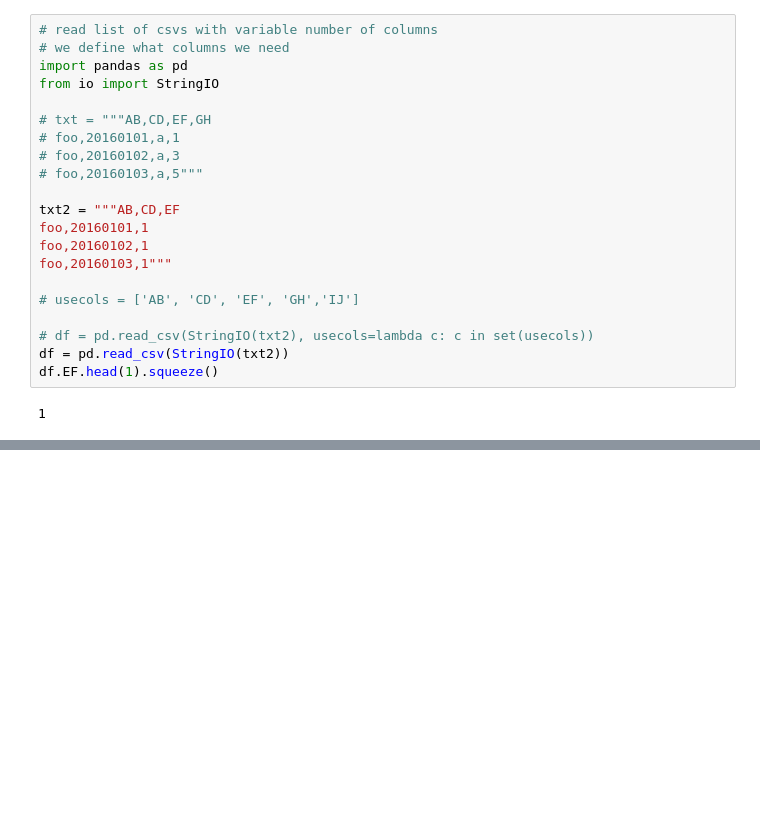
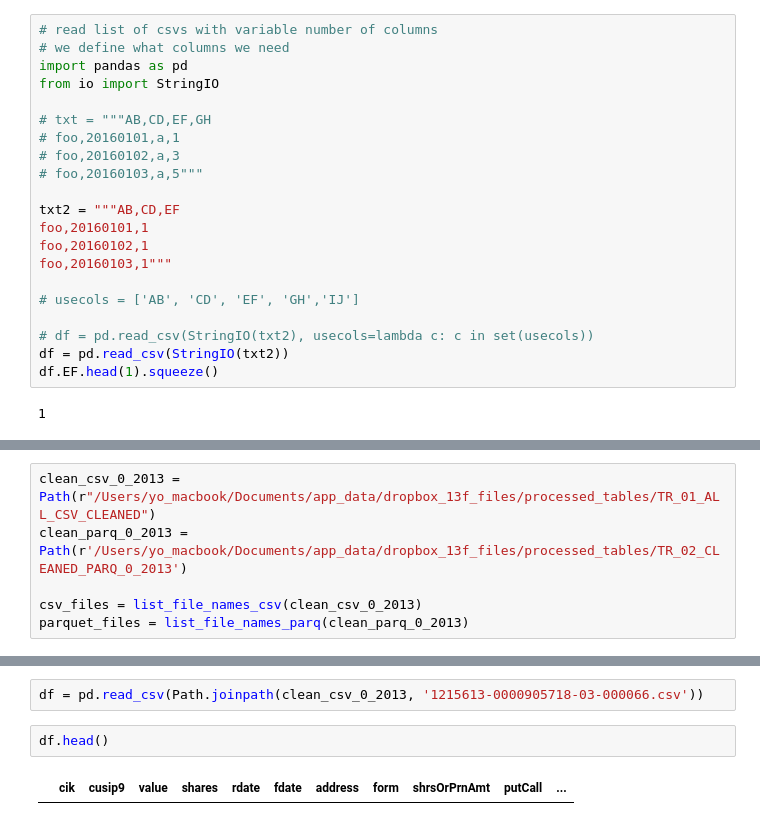
Before and after one commit to kuatroka/visualisation_training, a Jupyter notebook: altair_tutorial/notebooks/playground_txt_parsing.ipynb, the cells around one changed output, grey strips where cells are left out. Saved outputs shown, nothing was run; the diff lists cells and outputs as text; blank space fills up the shorter version.

```diff
--- a/altair_tutorial/notebooks/playground_txt_parsing.ipynb
+++ b/altair_tutorial/notebooks/playground_txt_parsing.ipynb
@@ -489,0 +624,6 @@ df.EF.head(1).squeeze()
+# %%
+clean_csv_0_2013 = Path(r"/Users/yo_macbook/Documents/app_data/dropbox_13f_files/processed_tables/TR_01_ALL_CSV_CLEANED")
+clean_parq_0_2013 = Path(r'/Users/yo_macbook/Documents/app_data/dropbox_13f_files/processed_tables/TR_02_CLEANED_PARQ_0_2013')
+
+csv_files = list_file_names_csv(clean_csv_0_2013)
+parquet_files = list_file_names_parq(clean_parq_0_2013)
@@ -489,0 +652,6 @@ df.EF.head(1).squeeze()
+# %%
+df = pd.read_csv(Path.joinpath(clean_csv_0_2013, '1215613-0000905718-03-000066.csv'))
+# %%
+df.head()
+# %% [output]
+|  | cik | cusip9 | value | shares | rdate | fdate | address | form | shrsOrPrnAmt | putCall | ... |
```
Also changed, not shown: parts of 30 cells of this notebook, 3 other files.
